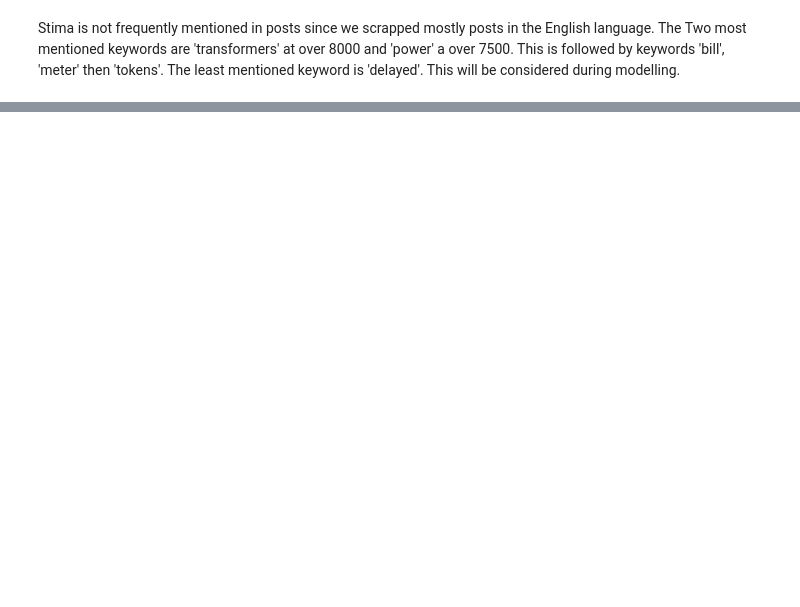
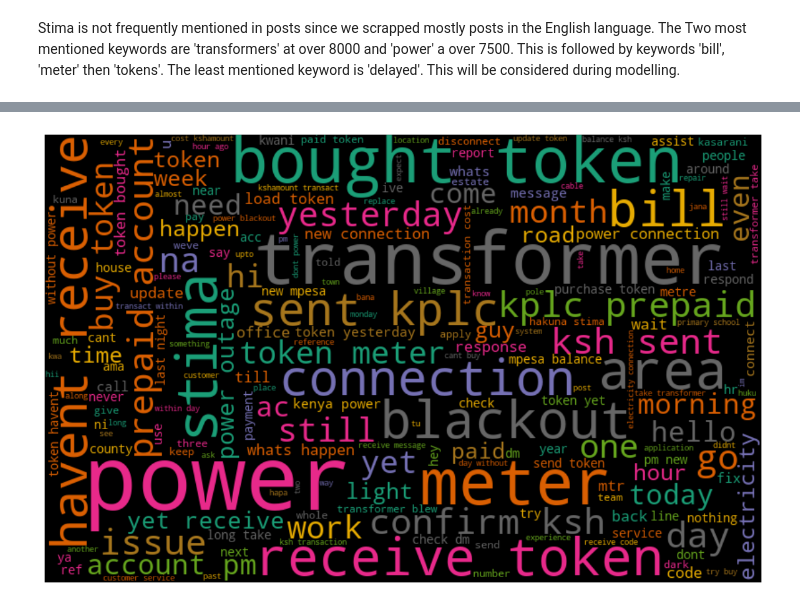
Before and after one commit to clydeochieng/Sentiment-Analysis-on-Kenya-Power-Customer-Experience, a Jupyter notebook: index.ipynb, the cells around one changed output, grey strips where cells are left out. Cells and saved outputs as stored; diff of their text form; code cells hidden in the pictures; blank space fills up the shorter version.

```diff
--- a/index.ipynb
+++ b/index.ipynb
@@ -571,0 +636,6 @@ dtype: int64
+# %%
+# Generate word cloud for neutral tweets
+all_words_neutral = ' '.join([' '.join(text) for text in  processed_df['lemmatized'][processed_df['Vader_sentiment_label'] == 'neutral']])
+generate_wordcloud(all_words_neutral)
+# %% [output]
+[figure, added]
```
Also changed, not shown: parts of 46 cells of this notebook.
